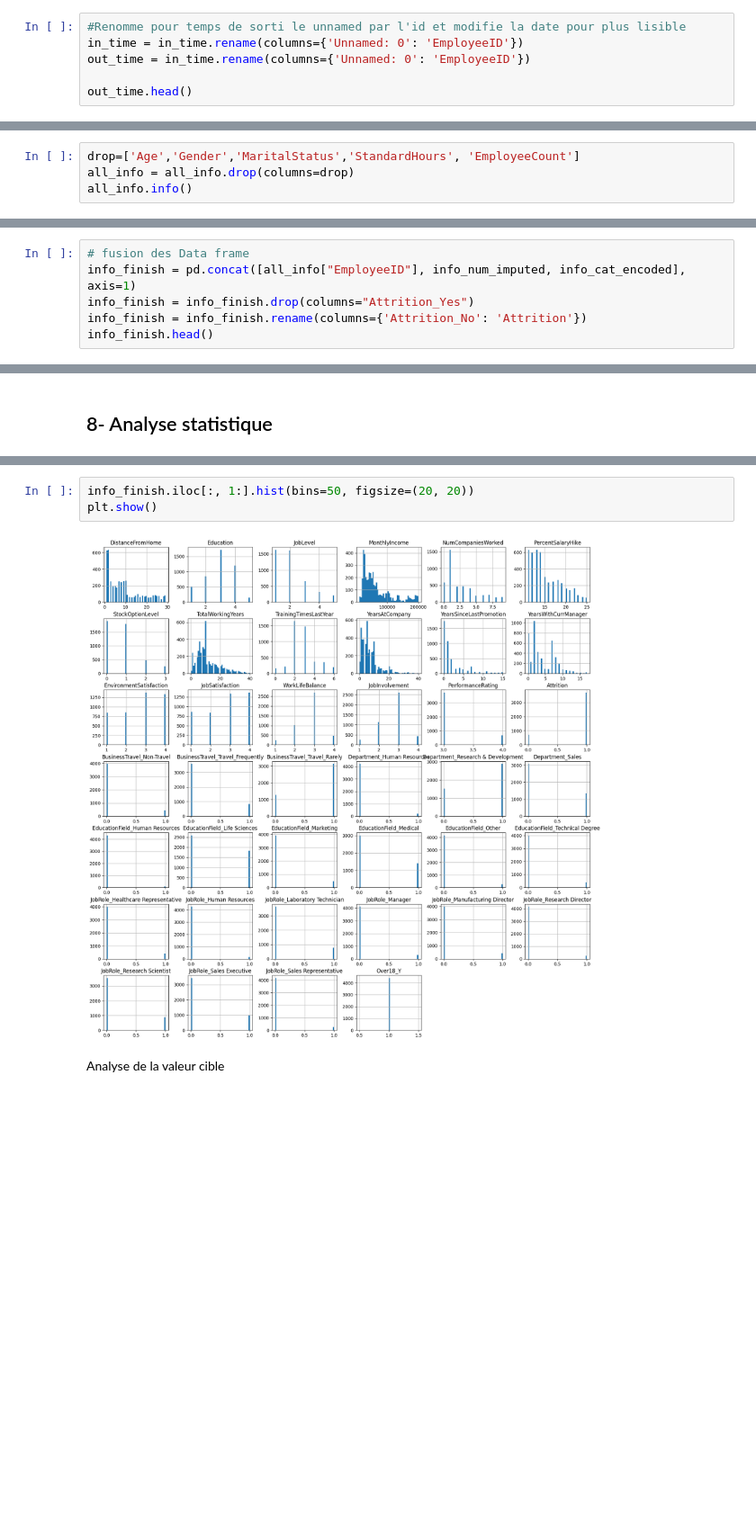
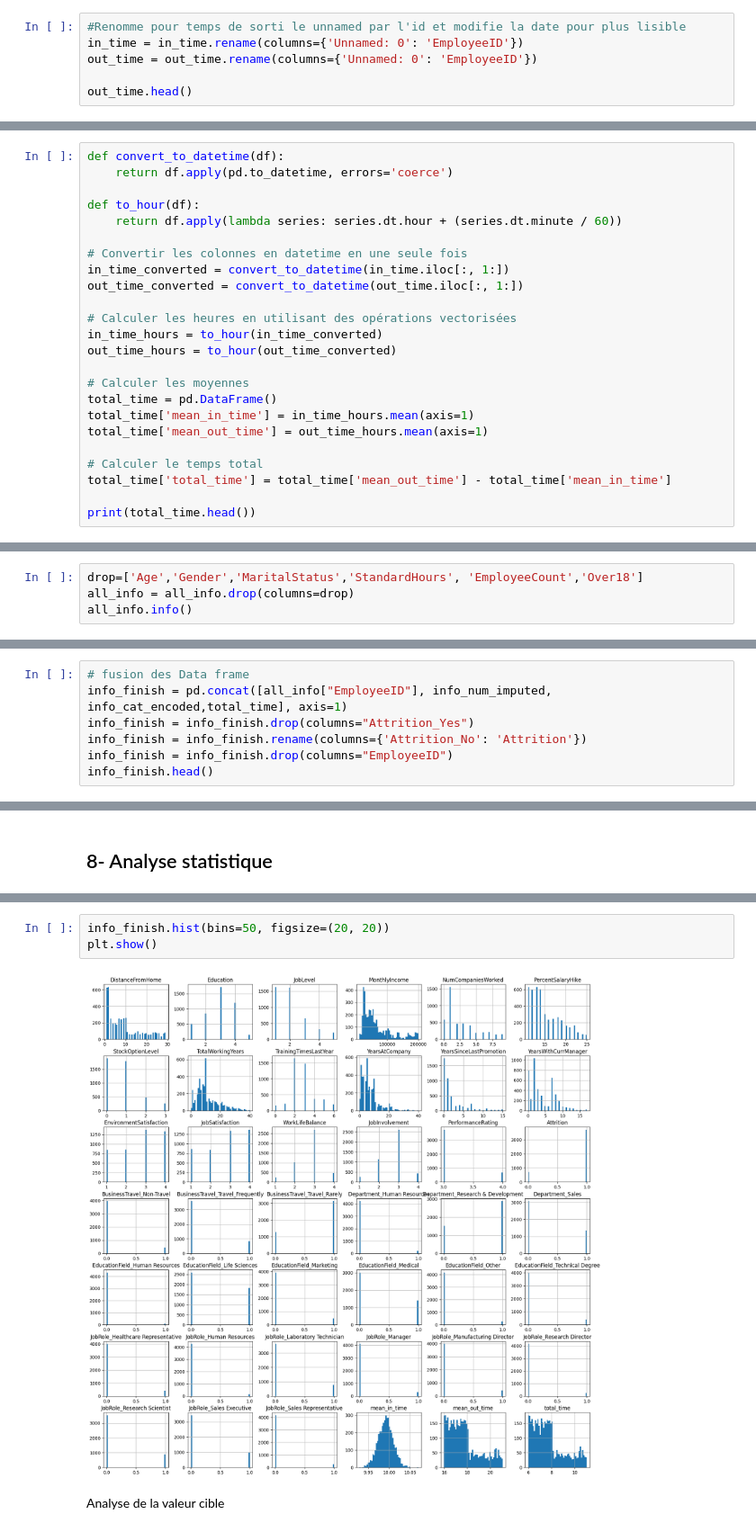
Before and after one commit to Byrong8at/Machine-learning, a Jupyter notebook: Code/Livrable.ipynb, the cells around one changed output, grey strips where cells are left out. Shown at 90% size. Drawn from its saved outputs; the diff is of its cells as text; blank space fills up the shorter version.

Commit message:
Time et graphes

```diff
--- a/Code/Livrable.ipynb
+++ b/Code/Livrable.ipynb
@@ -88,7 +88,7 @@ all_info.head()
 # %%
 #Renomme pour temps de sorti le unnamed par l'id et modifie la date pour plus lisible
 in_time = in_time.rename(columns={'Unnamed: 0': 'EmployeeID'})
-out_time = in_time.rename(columns={'Unnamed: 0': 'EmployeeID'})
+out_time = out_time.rename(columns={'Unnamed: 0': 'EmployeeID'})
 
 out_time.head()
 # %% [output]
@@ -111,0 +114,24 @@ in_time.head()
+# %%
+def convert_to_datetime(df):
+    return df.apply(pd.to_datetime, errors='coerce')
+
+def to_hour(df):
+    return df.apply(lambda series: series.dt.hour + (series.dt.minute / 60))
+
+# Convertir les colonnes en datetime en une seule fois
+in_time_converted = convert_to_datetime(in_time.iloc[:, 1:])
+out_time_converted = convert_to_datetime(out_time.iloc[:, 1:])
+
+# Calculer les heures en utilisant des opérations vectorisées
+in_time_hours = to_hour(in_time_converted)
+out_time_hours = to_hour(out_time_converted)
+
+# Calculer les moyennes
+total_time = pd.DataFrame()
+total_time['mean_in_time'] = in_time_hours.mean(axis=1)
+total_time['mean_out_time'] = out_time_hours.mean(axis=1)
+
+# Calculer le temps total
+total_time['total_time'] = total_time['mean_out_time'] - total_time['mean_in_time']
+
+print(total_time.head())
@@ -150,7 +183,7 @@ memory usage: 8.8+ MB
 # %% [markdown]
 ## 5- Suppresion des informations discriminantes
 # %%
-drop=['Age','Gender','MaritalStatus','StandardHours', 'EmployeeCount']
+drop=['Age','Gender','MaritalStatus','StandardHours', 'EmployeeCount','Over18']
 all_info = all_info.drop(columns=drop)
 all_info.info()
 # %% [output]
@@ -231,7 +264,8 @@ info_cat_encoded.head()
 # %%
 # fusion des Data frame
-info_finish = pd.concat([all_info["EmployeeID"], info_num_imputed, info_cat_encoded], axis=1)
+info_finish = pd.concat([all_info["EmployeeID"], info_num_imputed, info_cat_encoded,total_time], axis=1)
 info_finish = info_finish.drop(columns="Attrition_Yes")
 info_finish = info_finish.rename(columns={'Attrition_No': 'Attrition'})
+info_finish = info_finish.drop(columns="EmployeeID")
 info_finish.head()
 # %% [output]
@@ -307,8 +343,8 @@ info_finish.describe()
 # %%
-info_finish.iloc[:, 1:].hist(bins=50, figsize=(20, 20))
+info_finish.hist(bins=50, figsize=(20, 20))
 plt.show()
 # %% [output]
-[figure, old version]
+[figure, new version]
 # %% [markdown]
 Analyse de la valeur cible
 # %%
```
Also changed, not shown: parts of 19 cells of this notebook.
